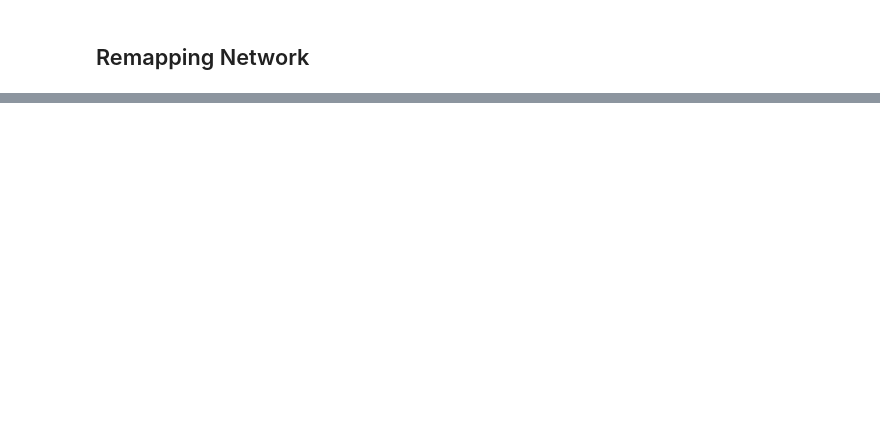
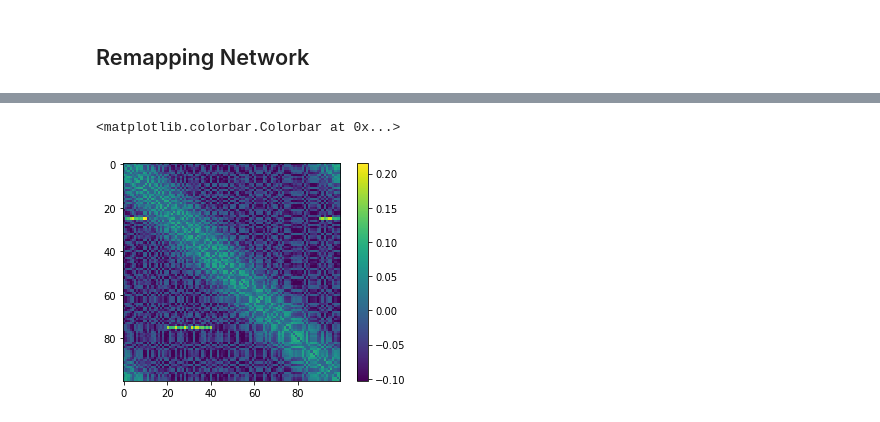
Before and after one commit to chingf/hf-memory-model, a Jupyter notebook: 01-17-run-network.ipynb, the cells around one changed output, grey strips where cells are left out. Cells and saved outputs as stored; diff of their text form; code cells hidden in the pictures; blank space fills up the shorter version.

```diff
--- a/01-17-run-network.ipynb
+++ b/01-17-run-network.ipynb
@@ -59,5 +69,9 @@ _make_ring(network)
 # %%
 plt.imshow(network.J)
+plt.colorbar()
+# %% [output]
+<matplotlib.colorbar.Colorbar at 0x...>
+[figure, added]
 # %%
 Js = np.zeros(network.J.shape)
 
```
Also changed, not shown: parts of 5 cells of this notebook, 3 other files.
